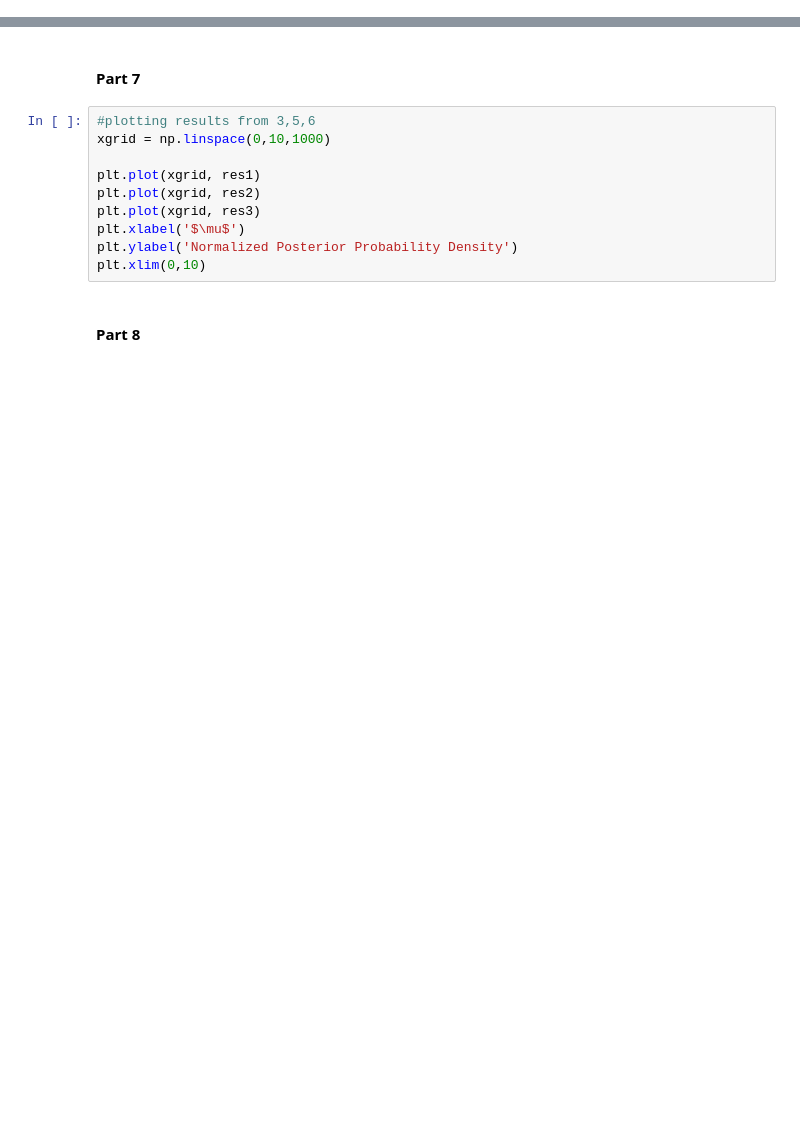
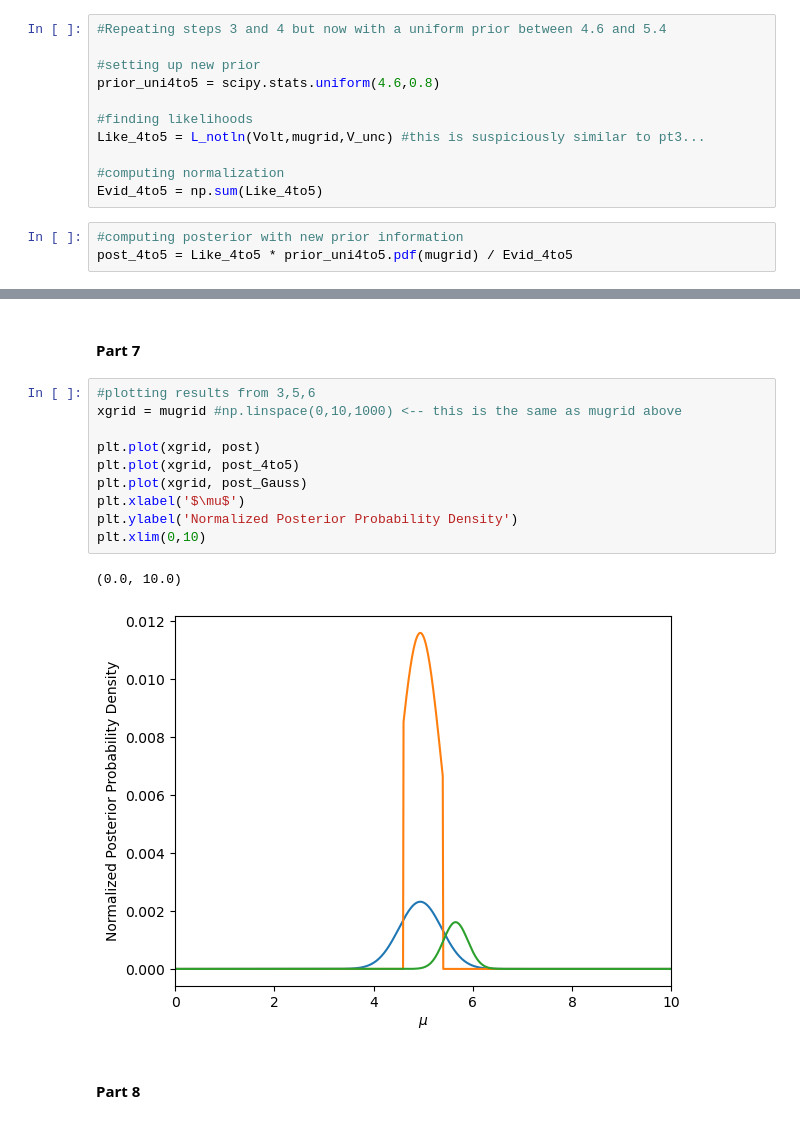
Before and after one commit to VanderbiltAstronomy/astr_8070_s24, a Jupyter notebook: coursework/student_folders/Ryan_Nowicki/vu_astr8070_s24_hw4_RyanNowicki.ipynb, the cells around one changed output, grey strips where cells are left out. Drawn from its saved outputs; the diff is of its cells as text; blank space fills up the shorter version.

```diff
--- a/coursework/student_folders/Ryan_Nowicki/vu_astr8070_s24_hw4_RyanNowicki.ipynb
+++ b/coursework/student_folders/Ryan_Nowicki/vu_astr8070_s24_hw4_RyanNowicki.ipynb
@@ -168,2 +170,16 @@ plt.vlines(mean_dat1-stderr_dat1,0,0.0015, color='g', linestyles="dashed") #vert
 # %% [markdown]
 #### Part 5
+# %%
+#Repeating steps 3 and 4 but now with a uniform prior between 4.6 and 5.4
+
+#setting up new prior
+prior_uni4to5 = scipy.stats.uniform(4.6,0.8)
+
+#finding likelihoods
+Like_4to5 = L_notln(Volt,mugrid,V_unc) #this is suspiciously similar to pt3...
+
+#computing normalization
+Evid_4to5 = np.sum(Like_4to5)
+# %%
+#computing posterior with new prior information
+post_4to5 = Like_4to5 * prior_uni4to5.pdf(mugrid) / Evid_4to5
@@ -173,13 +225,16 @@ plt.vlines(mean_dat1-stderr_dat1,0,0.0015, color='g', linestyles="dashed") #vert
 #### Part 7
 # %%
 #plotting results from 3,5,6
-xgrid = np.linspace(0,10,1000)
+xgrid = mugrid #np.linspace(0,10,1000) <-- this is the same as mugrid above
 
-plt.plot(xgrid, res1)
-plt.plot(xgrid, res2)
-plt.plot(xgrid, res3)
+plt.plot(xgrid, post)
+plt.plot(xgrid, post_4to5)
+plt.plot(xgrid, post_Gauss)
 plt.xlabel('$\mu$')
 plt.ylabel('Normalized Posterior Probability Density')
 plt.xlim(0,10)
+# %% [output]
+(0.0, 10.0)
+[figure, added]
 # %% [markdown]
 #### Part 8
```
Also changed, not shown: parts of 23 cells of this notebook.
